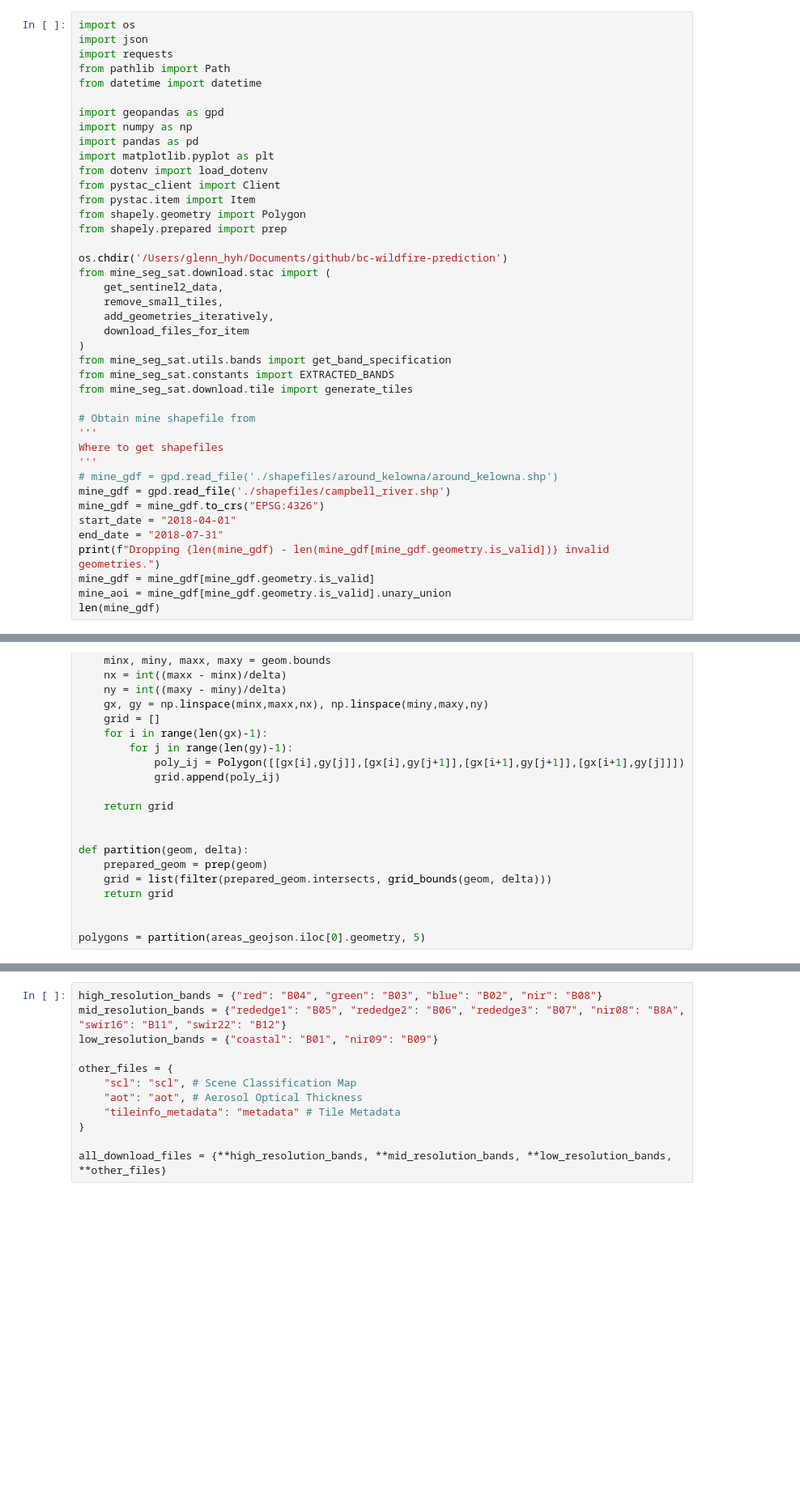
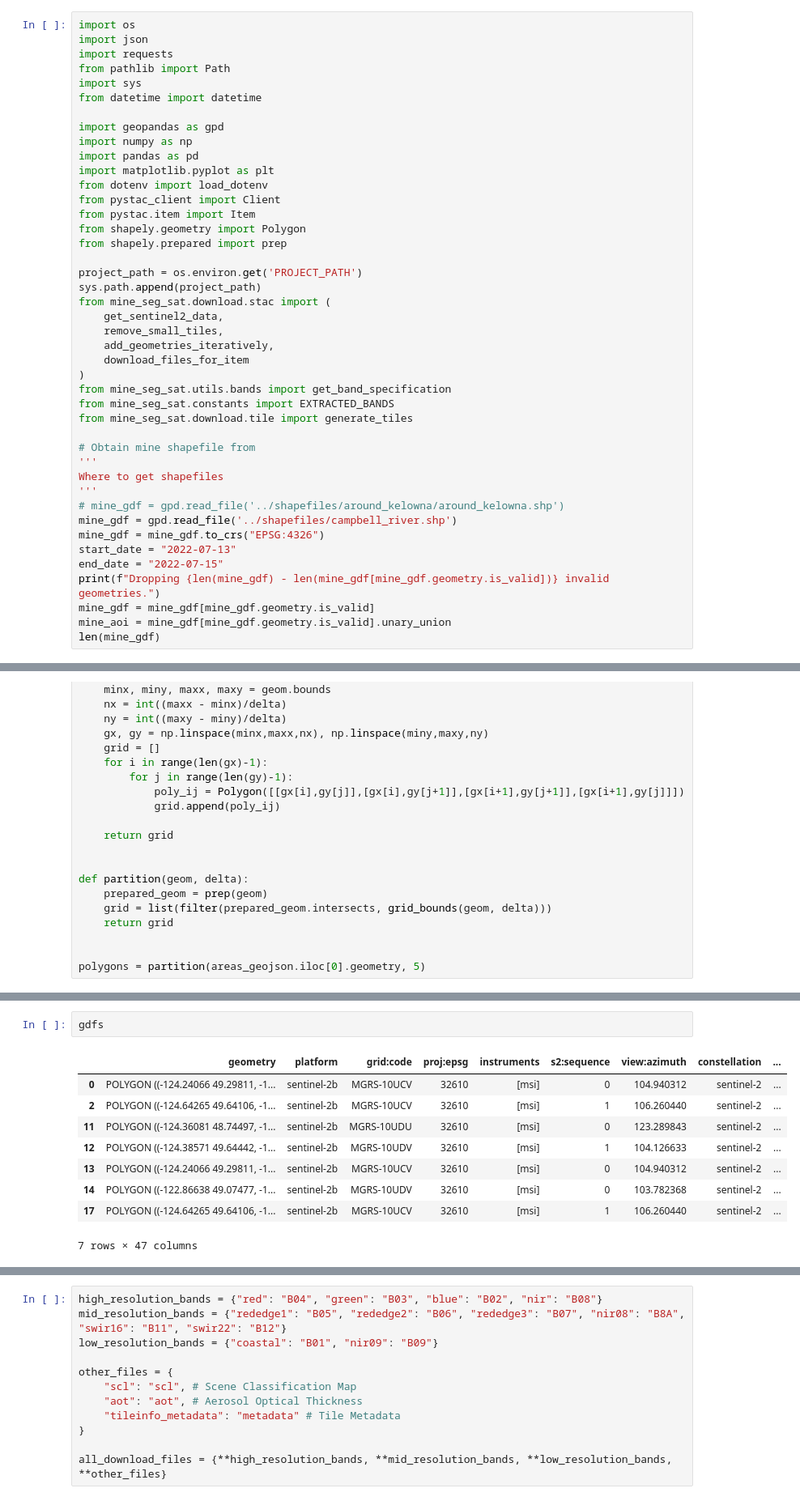
Before and after one commit to WuxiGuy/bc-wildfire-prediction, a Jupyter notebook: notebooks/download_sentinel2.ipynb, the cells around one changed output, grey strips where cells are left out. Shown at 81% size. Cells and saved outputs as stored; diff of their text form; blank space fills up the shorter version.

```diff
--- a/notebooks/download_sentinel2.ipynb
+++ b/notebooks/download_sentinel2.ipynb
@@ -7,6 +7,7 @@ import os
 import json
 import requests
 from pathlib import Path
+import sys
 from datetime import datetime
 
 import geopandas as gpd
@@ -19,7 +20,8 @@ from pystac.item import Item
 from shapely.geometry import Polygon
 from shapely.prepared import prep
 
-os.chdir('/Users/glenn_hyh/Documents/github/bc-wildfire-prediction')
+project_path = os.environ.get('PROJECT_PATH')
+sys.path.append(project_path)
 from mine_seg_sat.download.stac import (
     get_sentinel2_data,
     remove_small_tiles,
@@ -34,11 +36,11 @@ from mine_seg_sat.download.tile import generate_tiles
 '''
 Where to get shapefiles
 '''
-# mine_gdf = gpd.read_file('./shapefiles/around_kelowna/around_kelowna.shp')
-mine_gdf = gpd.read_file('./shapefiles/campbell_river.shp')
+# mine_gdf = gpd.read_file('../shapefiles/around_kelowna/around_kelowna.shp')
+mine_gdf = gpd.read_file('../shapefiles/campbell_river.shp')
 mine_gdf = mine_gdf.to_crs("EPSG:4326")
-start_date = "2018-04-01"
-end_date = "2018-07-31"
+start_date = "2022-07-13"
+end_date = "2022-07-15"
 print(f"Dropping {len(mine_gdf) - len(mine_gdf[mine_gdf.geometry.is_valid])} invalid geometries.")
 mine_gdf = mine_gdf[mine_gdf.geometry.is_valid]
 mine_aoi = mine_gdf[mine_gdf.geometry.is_valid].unary_union
@@ -174,3 +215,15 @@ len(items), len(gdfs)
+# %%
+gdfs
+# %% [output]
+|  | geometry | platform | grid:code | proj:epsg | instruments | s2:sequence | view:azimuth | constellation | ... |
+| 0 | POLYGON ((-124.24066 49.29811, -1... | sentinel-2b | MGRS-10UCV | 32610 | [msi] | 0 | 104.940312 | sentinel-2 | ... |
+| 2 | POLYGON ((-124.64265 49.64106, -1... | sentinel-2b | MGRS-10UCV | 32610 | [msi] | 1 | 106.260440 | sentinel-2 | ... |
+| 11 | POLYGON ((-124.36081 48.74497, -1... | sentinel-2b | MGRS-10UDU | 32610 | [msi] | 0 | 123.289843 | sentinel-2 | ... |
+| 12 | POLYGON ((-124.38571 49.64442, -1... | sentinel-2b | MGRS-10UDV | 32610 | [msi] | 1 | 104.126633 | sentinel-2 | ... |
+| 13 | POLYGON ((-124.24066 49.29811, -1... | sentinel-2b | MGRS-10UCV | 32610 | [msi] | 0 | 104.940312 | sentinel-2 | ... |
+| 14 | POLYGON ((-122.86638 49.07477, -1... | sentinel-2b | MGRS-10UDV | 32610 | [msi] | 0 | 103.782368 | sentinel-2 | ... |
+| 17 | POLYGON ((-124.64265 49.64106, -1... | sentinel-2b | MGRS-10UCV | 32610 | [msi] | 1 | 106.260440 | sentinel-2 | ... |
+7 rows × 47 columns
 # %%
 mine_map = mine_gdf.explore(color="red")
 gdfs.explore(m=mine_map)
```
Also changed, not shown: parts of 11 cells of this notebook, 26 other files.
